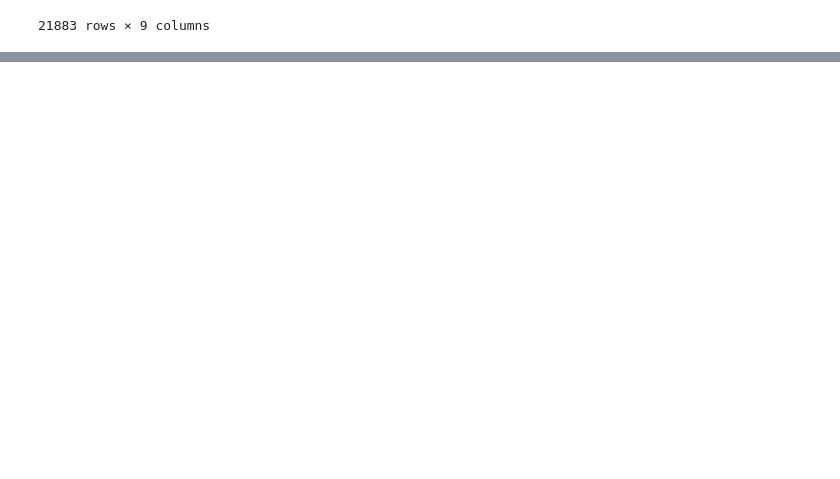
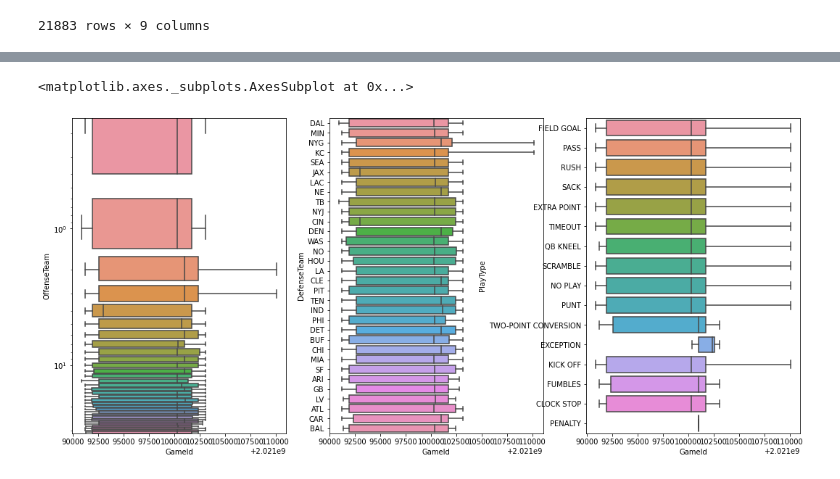
Before and after one commit to dianaquinterol/MujeresDigitales, a Jupyter notebook: ProyectoNFL.ipynb, the cells around one changed output, grey strips where cells are left out. Drawn from its saved outputs; the diff is of its cells as text; code cells hidden in the pictures; blank space fills up the shorter version.

```diff
--- a/ProyectoNFL.ipynb
+++ b/ProyectoNFL.ipynb
@@ -114 +140,9 @@ game[(game["PlayType"]=="FIELD GOAL") & (game["Description"].str.contains("IS GO
+# %%
+fig, ax=plt.subplots(1,3, figsize=(18,8))
+sns.boxplot(y='OffenseTeam', x='GameId', data=game, ax=ax[0]).set_yscale('log')
+sns.boxplot(y='DefenseTeam', x ='GameId', data = game, ax=ax[1])
+sns.boxplot(y='PlayType', x='GameId', data=game, ax=ax[2])
+# %% [output]
+<matplotlib.axes._subplots.AxesSubplot at 0x...>
+[figure, added]
 # %%
```
Also changed, not shown: parts of 14 cells of this notebook.
